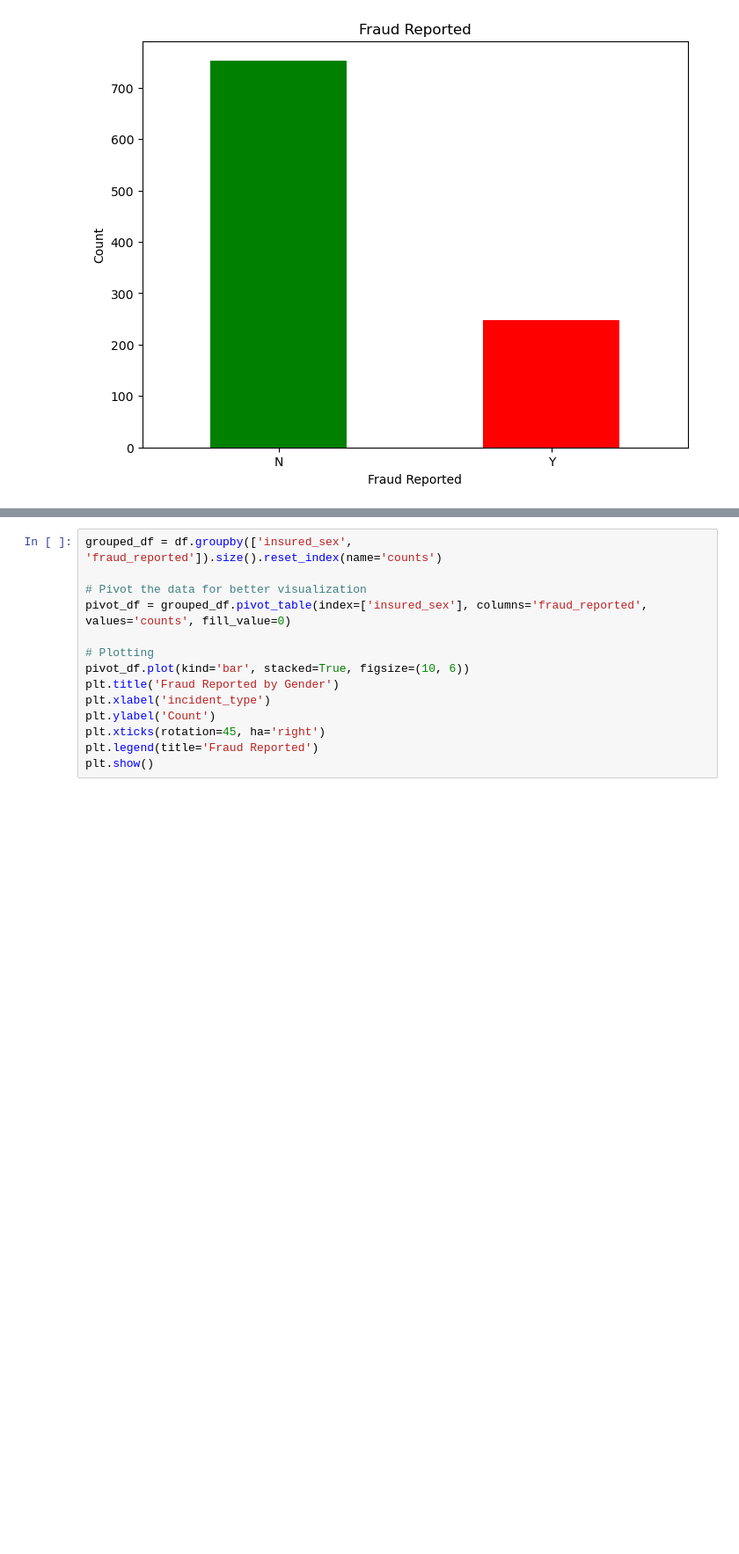
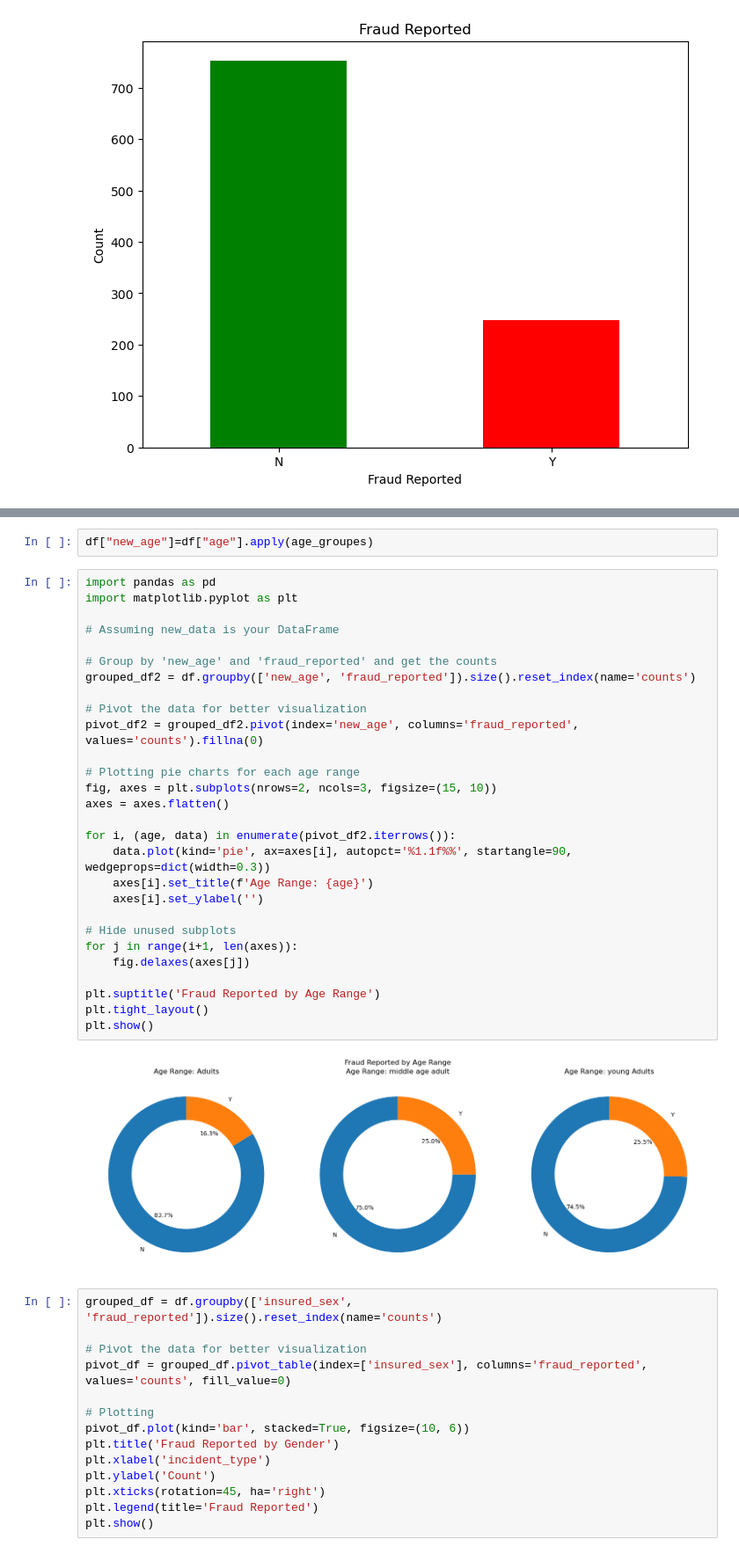
Before and after one commit to Lindelani82/Insurance-Claims-fraud-detection, a Jupyter notebook: Untitled-1.ipynb, the cells around one changed output, grey strips where cells are left out. Shown at 88% size. Cells and saved outputs as stored; diff of their text form; blank space fills up the shorter version.

Commit message:
imputing columns

```diff
--- a/Untitled-1.ipynb
+++ b/Untitled-1.ipynb
@@ -25,3 +33,35 @@ plt.show()
+# %%
+df["new_age"]=df["age"].apply(age_groupes)
+# %%
+import pandas as pd
+import matplotlib.pyplot as plt
+
+# Assuming new_data is your DataFrame
+
+# Group by 'new_age' and 'fraud_reported' and get the counts
+grouped_df2 = df.groupby(['new_age', 'fraud_reported']).size().reset_index(name='counts')
+
+# Pivot the data for better visualization
+pivot_df2 = grouped_df2.pivot(index='new_age', columns='fraud_reported', values='counts').fillna(0)
+
+# Plotting pie charts for each age range
+fig, axes = plt.subplots(nrows=2, ncols=3, figsize=(15, 10))
+axes = axes.flatten()
+
+for i, (age, data) in enumerate(pivot_df2.iterrows()):
+    data.plot(kind='pie', ax=axes[i], autopct='%1.1f%%', startangle=90, wedgeprops=dict(width=0.3))
+    axes[i].set_title(f'Age Range: {age}')
+    axes[i].set_ylabel('')
+
+# Hide unused subplots
+for j in range(i+1, len(axes)):
+    fig.delaxes(axes[j])
+
+plt.suptitle('Fraud Reported by Age Range')
+plt.tight_layout()
+plt.show()
+# %% [output]
+[figure, added]
 # %%
 grouped_df = df.groupby(['insured_sex', 'fraud_reported']).size().reset_index(name='counts')
 
```
Also changed, not shown: parts of 11 cells of this notebook.
